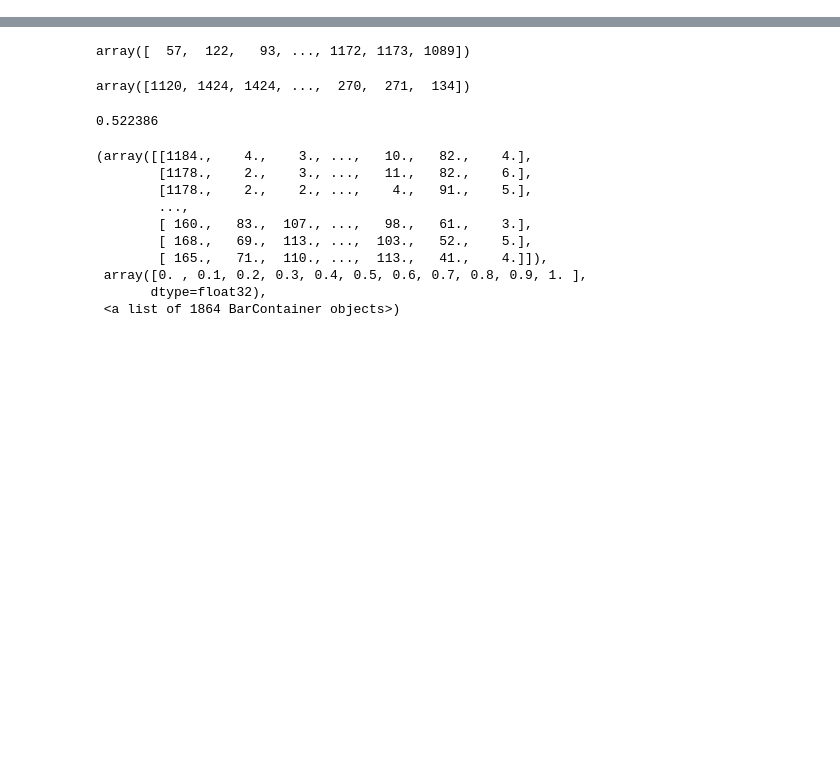
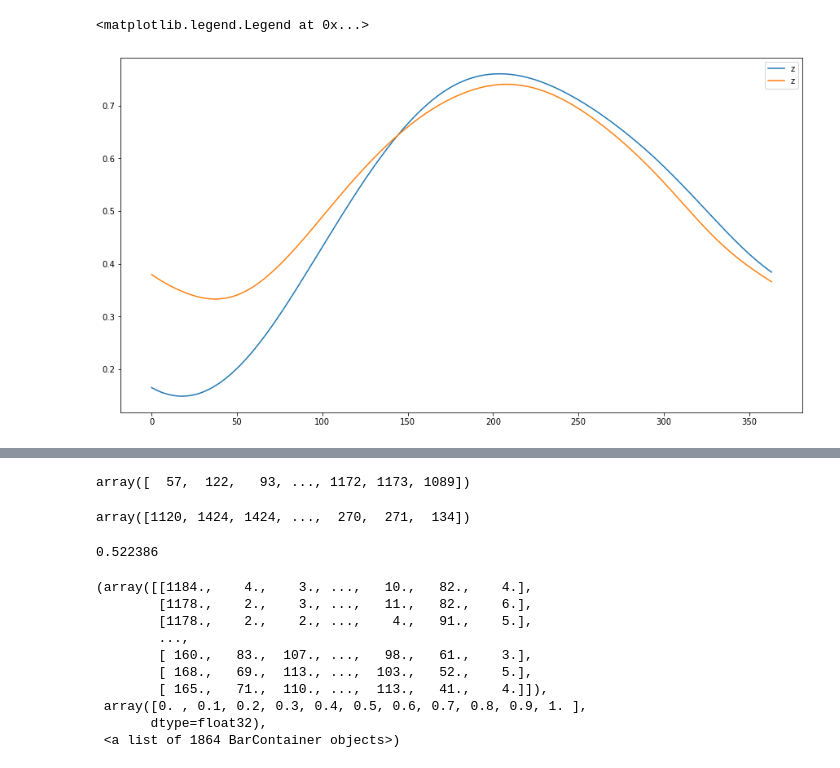
Before and after one commit to satlawa/proj_time_series_analysis, a Jupyter notebook: analyse.ipynb, the cells around one changed output, grey strips where cells are left out. Cells and saved outputs as stored; diff of their text form; code cells hidden in the pictures; blank space fills up the shorter version.

```diff
--- a/analyse.ipynb
+++ b/analyse.ipynb
@@ -21,0 +57,9 @@ ax.legend()
+# %%
+# plot time series of pixel
+fig, ax = plt.subplots(figsize=(15, 8))
+ax.plot(wht[90,500,:][x+y*1+1:x+y*2], label='z')
+ax.plot(wht[90,500,:][x+y*2+1:x+y*3], label='z')
+ax.legend()
+# %% [output]
+<matplotlib.legend.Legend at 0x...>
+[figure, added]
```
Also changed, not shown: parts of 15 cells of this notebook.
